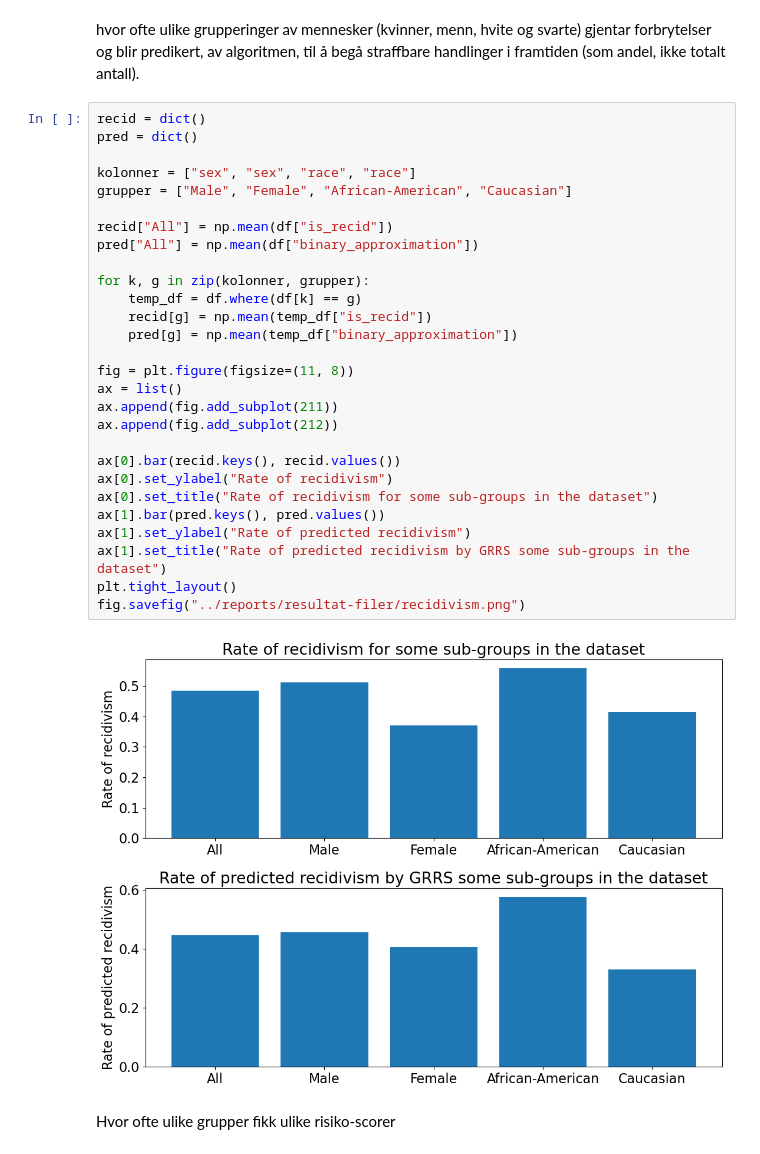
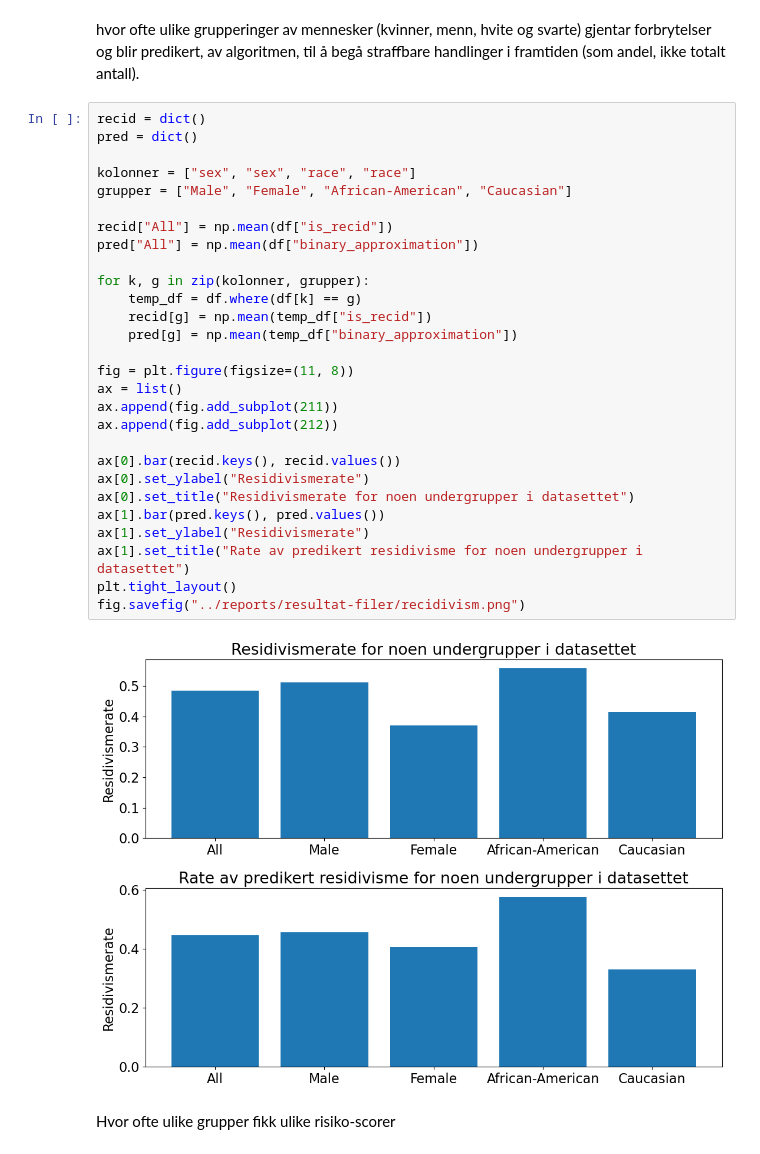
Before and after one commit to asmund20/hon2200-prosjekt, a Jupyter notebook: notebooks/compas.ipynb, the cells around one changed output. Saved outputs shown, nothing was run; the diff lists cells and outputs as text.

```diff
--- a/notebooks/compas.ipynb
+++ b/notebooks/compas.ipynb
@@ -53,33 +53,33 @@ hvor ofte ulike grupperinger av mennesker (kvinner, menn, hvite og svarte) gjent
 # %%
 recid = dict()
 pred = dict()
 
 kolonner = ["sex", "sex", "race", "race"]
 grupper = ["Male", "Female", "African-American", "Caucasian"]
 
 recid["All"] = np.mean(df["is_recid"])
 pred["All"] = np.mean(df["binary_approximation"])
 
 for k, g in zip(kolonner, grupper):
     temp_df = df.where(df[k] == g)
     recid[g] = np.mean(temp_df["is_recid"])
     pred[g] = np.mean(temp_df["binary_approximation"])
 
 fig = plt.figure(figsize=(11, 8))
 ax = list()
 ax.append(fig.add_subplot(211))
 ax.append(fig.add_subplot(212))
 
 ax[0].bar(recid.keys(), recid.values())
-ax[0].set_ylabel("Rate of recidivism")
-ax[0].set_title("Rate of recidivism for some sub-groups in the dataset")
+ax[0].set_ylabel("Residivismerate")
+ax[0].set_title("Residivismerate for noen undergrupper i datasettet")
 ax[1].bar(pred.keys(), pred.values())
-ax[1].set_ylabel("Rate of predicted recidivism")
-ax[1].set_title("Rate of predicted recidivism by GRRS some sub-groups in the dataset")
+ax[1].set_ylabel("Residivismerate")
+ax[1].set_title("Rate av predikert residivisme for noen undergrupper i datasettet")
 plt.tight_layout()
 fig.savefig("../reports/resultat-filer/recidivism.png")
 # %% [output]
-[figure, old version]
+[figure, new version]
 # %% [markdown]
 Hvor ofte ulike grupper fikk ulike risiko-scorer
 # %%
```
Also changed, not shown: parts of 2 cells of this notebook, 3 other files.
